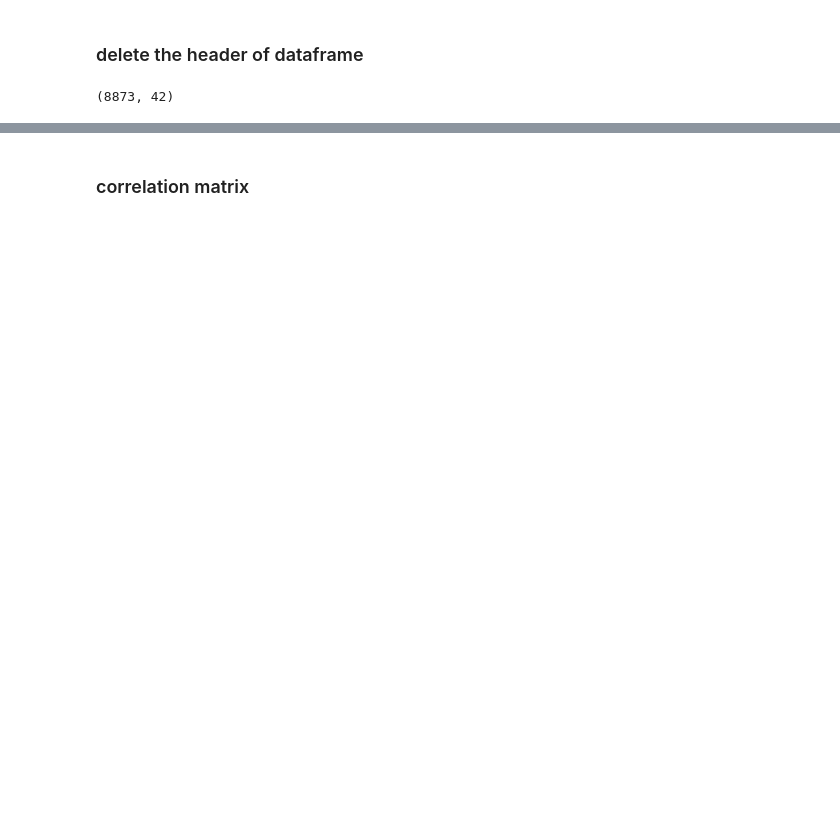
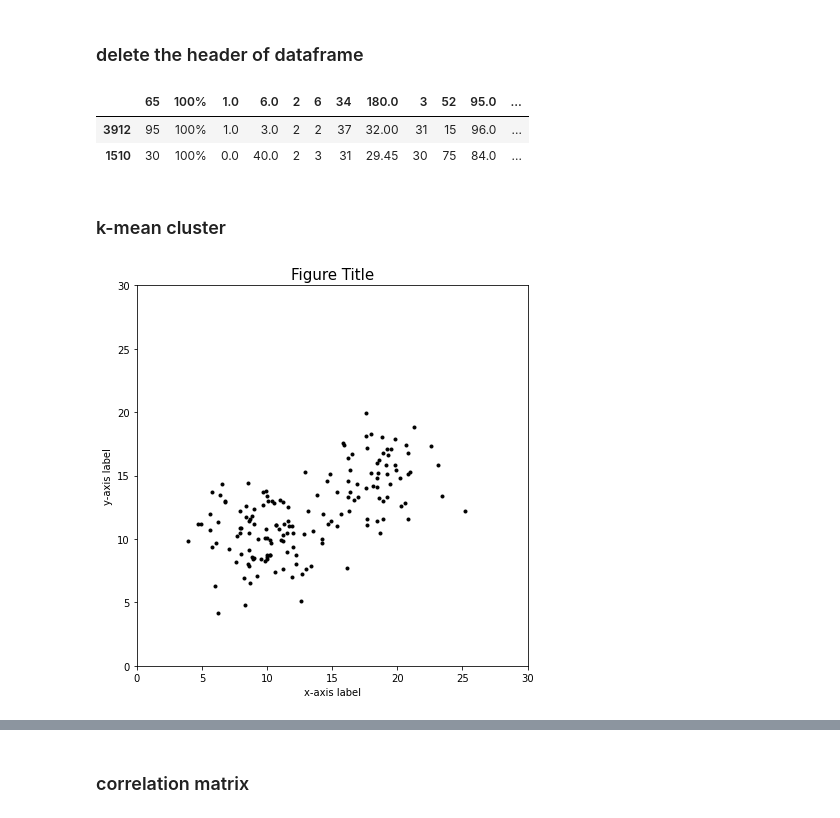
Before and after one commit to Jiawei997/qm, a Jupyter notebook: qm.ipynb, the cells around one changed output, grey strips where cells are left out. Drawn from its saved outputs; the diff is of its cells as text; code cells hidden in the pictures; blank space fills up the shorter version.

```diff
--- a/qm.ipynb
+++ b/qm.ipynb
@@ -145,10 +171,11 @@ df2=df1.sample(2,random_state=42)
 # %%
 #delete the label/header.
 
-df.columns = df.iloc[0]
-df = df.reindex(df.index.drop(0)).reset_index(drop=True)
-df.columns.name = None
-
-print(df.shape)
+df1.columns = df1.iloc[0]
+df1 = df1.reindex(df1.index.drop(0)).reset_index(drop=True)
+df1.columns.name = None
+df1.sample(2,random_state=42)
 # %% [output]
-(8873, 42)
+|  | 65 | 100% | 1.0 | 6.0 | 2 | 6 | 34 | 180.0 | 3 | 52 | 95.0 | ... |
+| 3912 | 95 | 100% | 1.0 | 3.0 | 2 | 2 | 37 | 32.00 | 31 | 15 | 96.0 | ... |
+| 1510 | 30 | 100% | 0.0 | 40.0 | 2 | 3 | 31 | 29.45 | 30 | 75 | 84.0 | ... |
@@ -159,0 +184,2 @@ df.to_csv('df_to_csv.csv',index=False)
+# %% [markdown]
+### k-mean cluster
@@ -159,0 +191,16 @@ df.to_csv('df_to_csv.csv',index=False)
+# %%
+num_clusters = 2
+data_filename = 'clustering_example_data.csv'
+output_figure_filename = 'clustering_figure'
+output_data_filename = 'complete_data_with_clusters.csv'
+
+data = np.genfromtxt(data_filename,delimiter = ',')
+# %%
+figure_width, figure_height = 7,7
+fig_title = 'Figure Title'
+x_label   = 'x-axis label'
+y_label   = 'y-axis label'
+title_fontsize = 15
+label_fontsize = 10
+x_min, x_max = 0, 30
+y_min, y_max = 0, 30
@@ -159,0 +229,18 @@ df.to_csv('df_to_csv.csv',index=False)
+# %%
+def setup_figure():
+
+    plt.xlim([x_min, x_max])
+    plt.ylim([y_min, y_max])
+    plt.xlabel(x_label,fontsize=label_fontsize)
+    plt.ylabel(y_label,fontsize=label_fontsize)
+# %%
+x_values = data[:,0]
+y_values = data[:,1]
+# %%
+plt.figure(0,figsize=(figure_width,figure_height))
+setup_figure()
+plt.title(fig_title,fontsize=title_fontsize)
+plt.plot(x_values,y_values,'k.')
+plt.savefig(output_figure_filename + '_unclustered_data.png')
+# %% [output]
+[figure, added]
```
Also changed, not shown: parts of 28 cells of this notebook, 2 other files.
